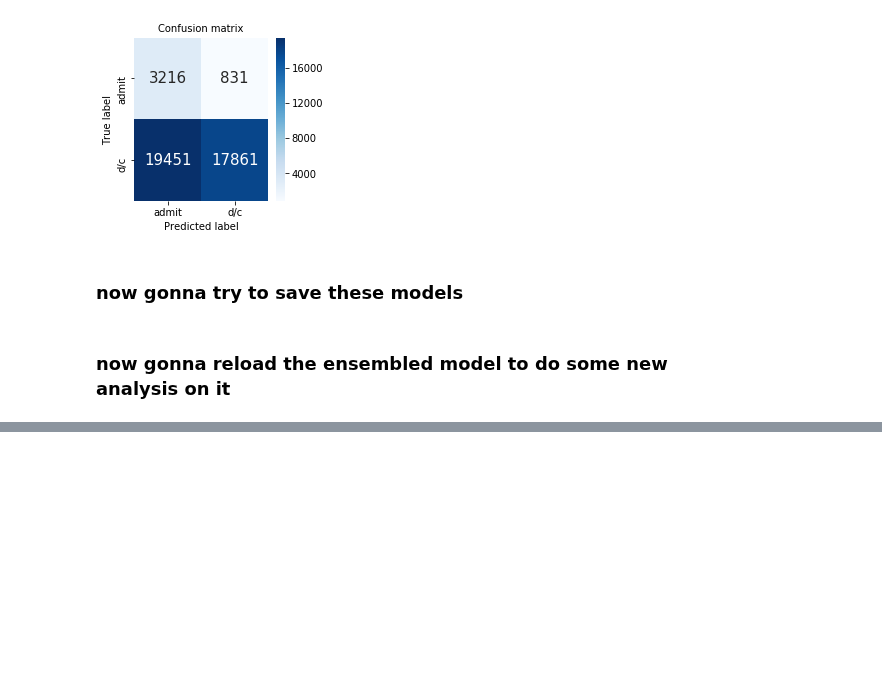
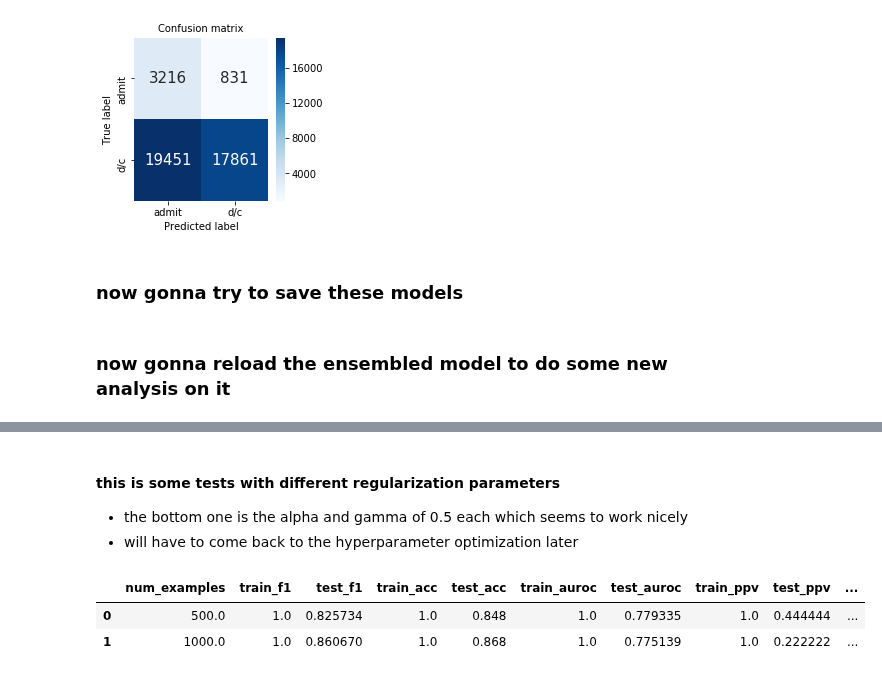
Before and after one commit to Jaskolk/ed-triage, a Jupyter notebook: ED_triage_xgb-v3.ipynb, the cells around one changed output, grey strips where cells are left out. Saved outputs shown, nothing was run; the diff lists cells and outputs as text; code cells hidden in the pictures; blank space fills up the shorter version.

```diff
--- a/ED_triage_xgb-v3.ipynb
+++ b/ED_triage_xgb-v3.ipynb
@@ -617,0 +742,10 @@ thresholding_analysis(predictions4, y_test4)
+# %% [markdown]
+#### this is some tests with different regularization parameters
+- the bottom one is the alpha and gamma of 0.5 each which seems to work nicely
+- will have to come back to the hyperparameter optimization later
+# %%
+output_df
+# %% [output]
+|  | num_examples | train_f1 | test_f1 | train_acc | test_acc | train_auroc | test_auroc | train_ppv | test_ppv | ... |
+| 0 | 500.0 | 1.0 | 0.825734 | 1.0 | 0.848 | 1.0 | 0.779335 | 1.0 | 0.444444 | ... |
+| 1 | 1000.0 | 1.0 | 0.860670 | 1.0 | 0.868 | 1.0 | 0.775139 | 1.0 | 0.222222 | ... |
```
Also changed, not shown: parts of 6 cells of this notebook, 3 other files.
